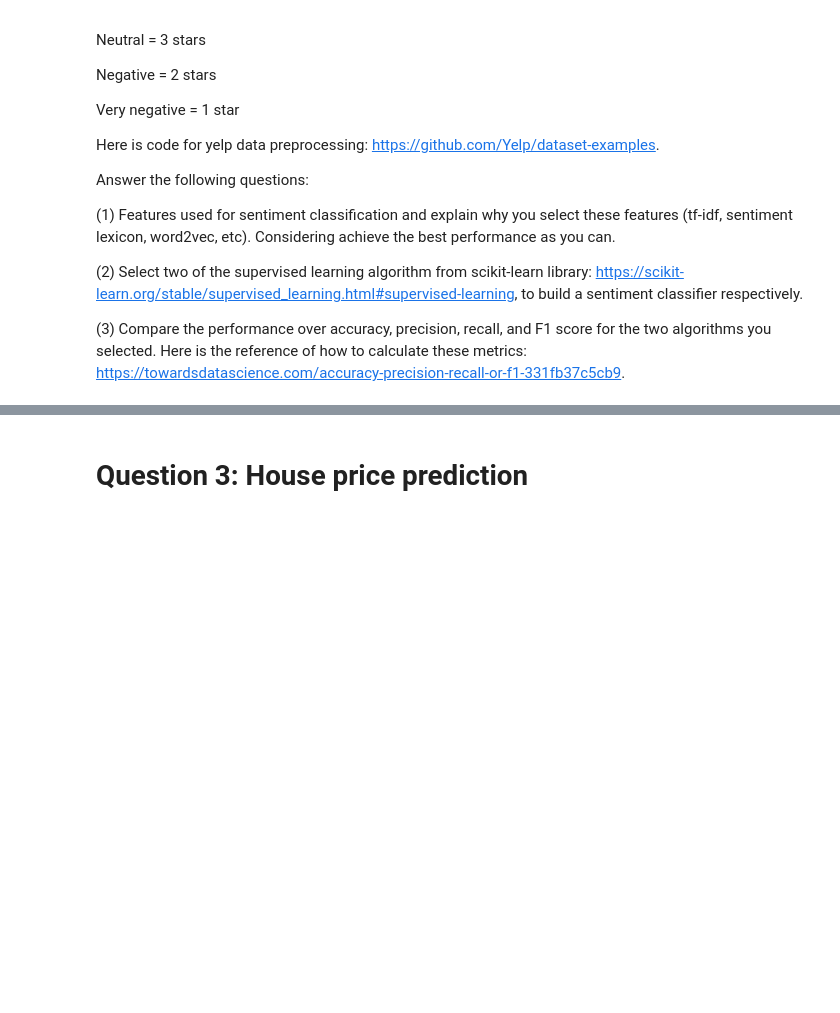
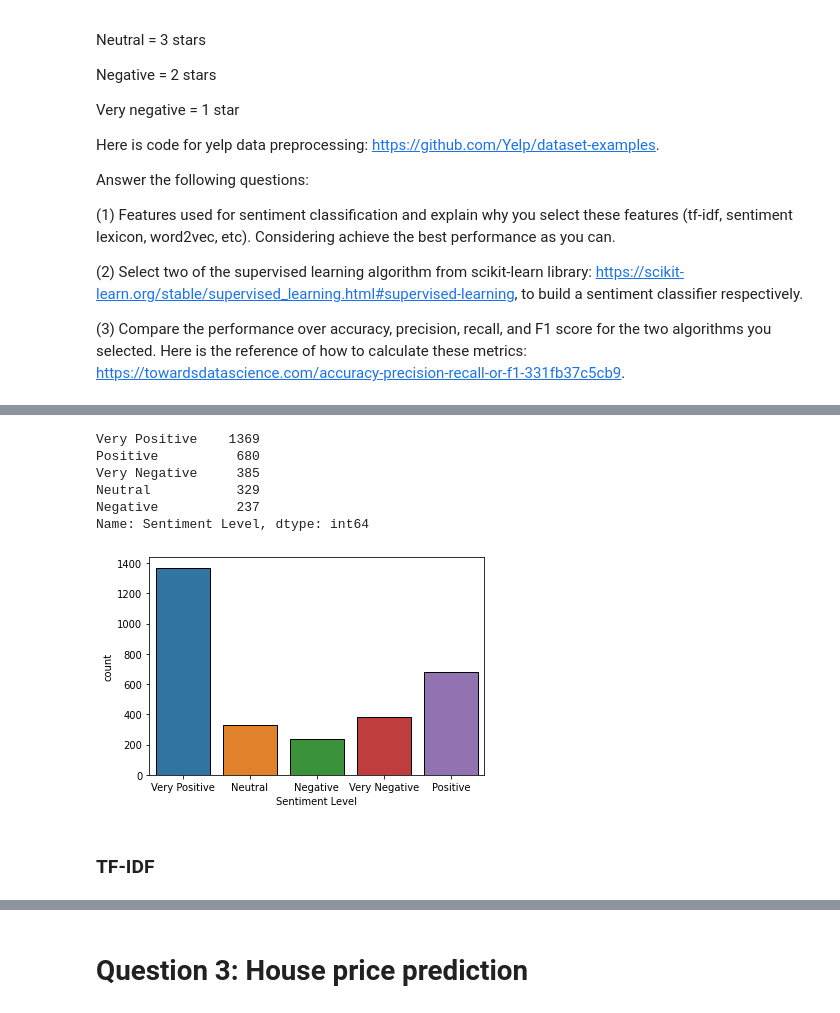
Before and after one commit to DurgaBhavana/5731Submissions, a Jupyter notebook: INFO5731_Assignment_Four.ipynb, the cells around one changed output, grey strips where cells are left out. Saved outputs shown, nothing was run; the diff lists cells and outputs as text; code cells hidden in the pictures; blank space fills up the shorter version.

```diff
--- a/INFO5731_Assignment_Four.ipynb
+++ b/INFO5731_Assignment_Four.ipynb
@@ -510,0 +514,17 @@ Answer the following questions:
+# %%
+# Sentiment Classification
+def sentiment_classifier(stars):
+    if stars == 5:
+      return 'Very Positive'
+    elif stars == 4:
+      return 'Positive'
+    elif stars == 3:
+      return 'Neutral'
+    elif stars == 2:
+      return 'Negative'
+    elif stars == 1:
+      return 'Very Negative'
+
+Sentiment_level = json_df['Ratings'].map(sentiment_classifier)
+json_df['Sentiment Level'] = Sentiment_level
+json_df.head(5)
@@ -510,0 +538,15 @@ Answer the following questions:
+# %%
+# Count the sentiment count
+sentiment_count = json_df['Sentiment Level'].value_counts()
+print(sentiment_count)
+# %% [output]
+Very Positive    1369
+Positive          680
+Very Negative     385
+Neutral           329
+Negative          237
+Name: Sentiment Level, dtype: int64
+# %%
+p = sns.countplot(data=json_df, x = 'Sentiment Level', edgecolor=(0,0,0))
+# %% [output]
+[figure, added]
@@ -510,0 +581,2 @@ Answer the following questions:
+# %% [markdown]
+### TF-IDF
```
Also changed, not shown: parts of 47 cells of this notebook.
